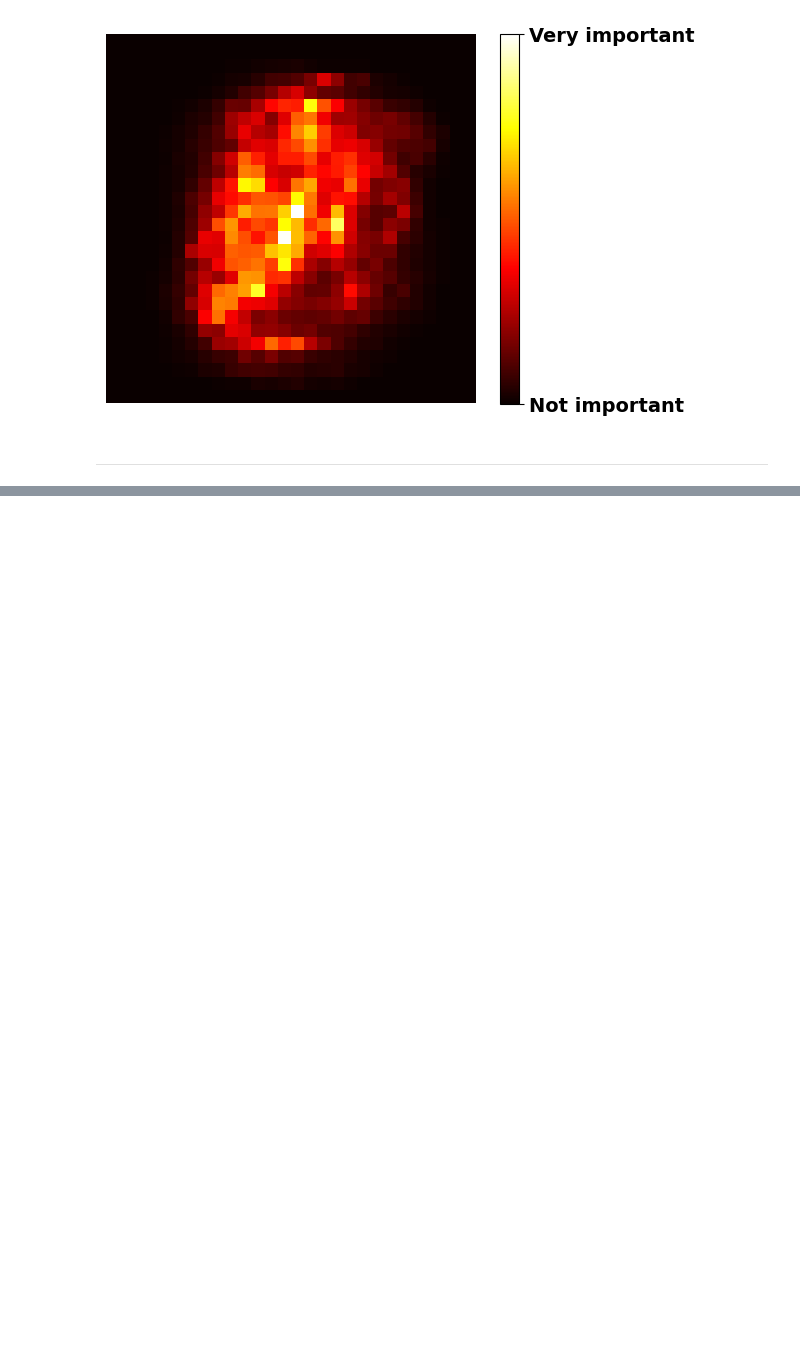
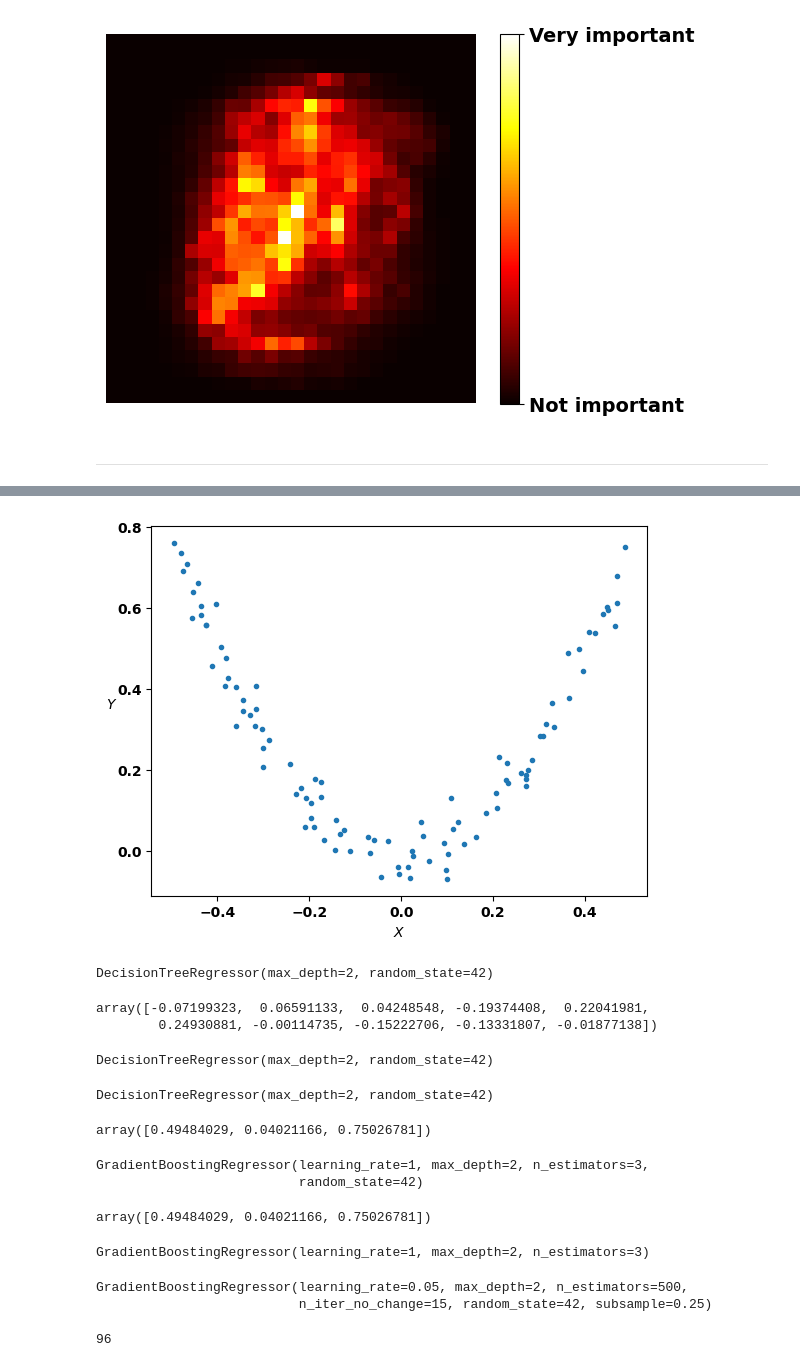
Before and after one commit to sayedgamal99/Data-Science, a Jupyter notebook: Educational/Hands-On-Machine-Learning/CH7 Ensemble Learning and Random Forests/notebook.ipynb, the cells around one changed output, grey strips where cells are left out. Drawn from its saved outputs; the diff is of its cells as text; code cells hidden in the pictures; blank space fills up the shorter version.

```diff
--- a/Educational/Hands-On-Machine-Learning/CH7 Ensemble Learning and Random Forests/notebook.ipynb
+++ b/Educational/Hands-On-Machine-Learning/CH7 Ensemble Learning and Random Forests/notebook.ipynb
@@ -284,0 +329,55 @@ plt.show()
+# %%
+import numpy as np
+from sklearn.tree import DecisionTreeRegressor
+
+np.random.seed(42)
+X = np.random.rand(100, 1)-.5
+Y = 3 * X.flatten()**2 + 0.05*np.random.randn(100)
+# %%
+plt.plot(X, Y, '.')
+plt.xlabel("$X$")
+plt.ylabel("$Y$", rotation=0)
+plt.show()
+# %% [output]
+[figure, added]
+# %%
+tree_reg1 = DecisionTreeRegressor(max_depth=2, random_state=42)
+tree_reg1.fit(X, Y)
+# %% [output]
+DecisionTreeRegressor(max_depth=2, random_state=42)
+# %%
+Y2 = Y-(tree_reg1.predict(X))
+Y2[:10]
+# %% [output]
+array([-0.07199323,  0.06591133,  0.04248548, -0.19374408,  0.22041981,
+        0.24930881, -0.00114735, -0.15222706, -0.13331807, -0.01877138])
+# %%
+tree_reg2 = DecisionTreeRegressor(max_depth=2, random_state=42)
+tree_reg2.fit(X, Y2)
+# %% [output]
+DecisionTreeRegressor(max_depth=2, random_state=42)
+# %%
+Y3 = Y2-(tree_reg2.predict(X))
+
+tree_reg3 = DecisionTreeRegressor(max_depth=2, random_state=42)
+tree_reg3.fit(X, Y3)
+# %% [output]
+DecisionTreeRegressor(max_depth=2, random_state=42)
+# %%
+X_new = np.array([[-0.4], [0.], [0.5]])
+sum(tree.predict(X_new) for tree in (tree_reg1, tree_reg2, tree_reg3))
+# %% [output]
+array([0.49484029, 0.04021166, 0.75026781])
+# %%
+from sklearn.ensemble import GradientBoostingRegressor
+
+gbrt = GradientBoostingRegressor(
+    max_depth=2, n_estimators=3, learning_rate=1, random_state=42)
+gbrt.fit(X, Y)
+# %% [output]
+GradientBoostingRegressor(learning_rate=1, max_depth=2, n_estimators=3,
+                          random_state=42)
+# %%
+gbrt.predict(X_new)
+# %% [output]
+array([0.49484029, 0.04021166, 0.75026781])
@@ -284,0 +395,17 @@ plt.show()
+# %%
+gbrt1 = GradientBoostingRegressor(learning_rate=1, max_depth=2, n_estimators=3)
+gbrt1.fit(X, Y)
+# %% [output]
+GradientBoostingRegressor(learning_rate=1, max_depth=2, n_estimators=3)
+# %%
+gbrt_best = GradientBoostingRegressor(
+    max_depth=2, learning_rate=0.05, n_estimators=500, subsample=.25,
+    n_iter_no_change=15, random_state=42)
+gbrt_best.fit(X, Y)
+# %% [output]
+GradientBoostingRegressor(learning_rate=0.05, max_depth=2, n_estimators=500,
+                          n_iter_no_change=15, random_state=42, subsample=0.25)
+# %%
+gbrt_best.n_estimators_
+# %% [output]
+96
```
Also changed, not shown: parts of 17 cells of this notebook, 1 other file.
